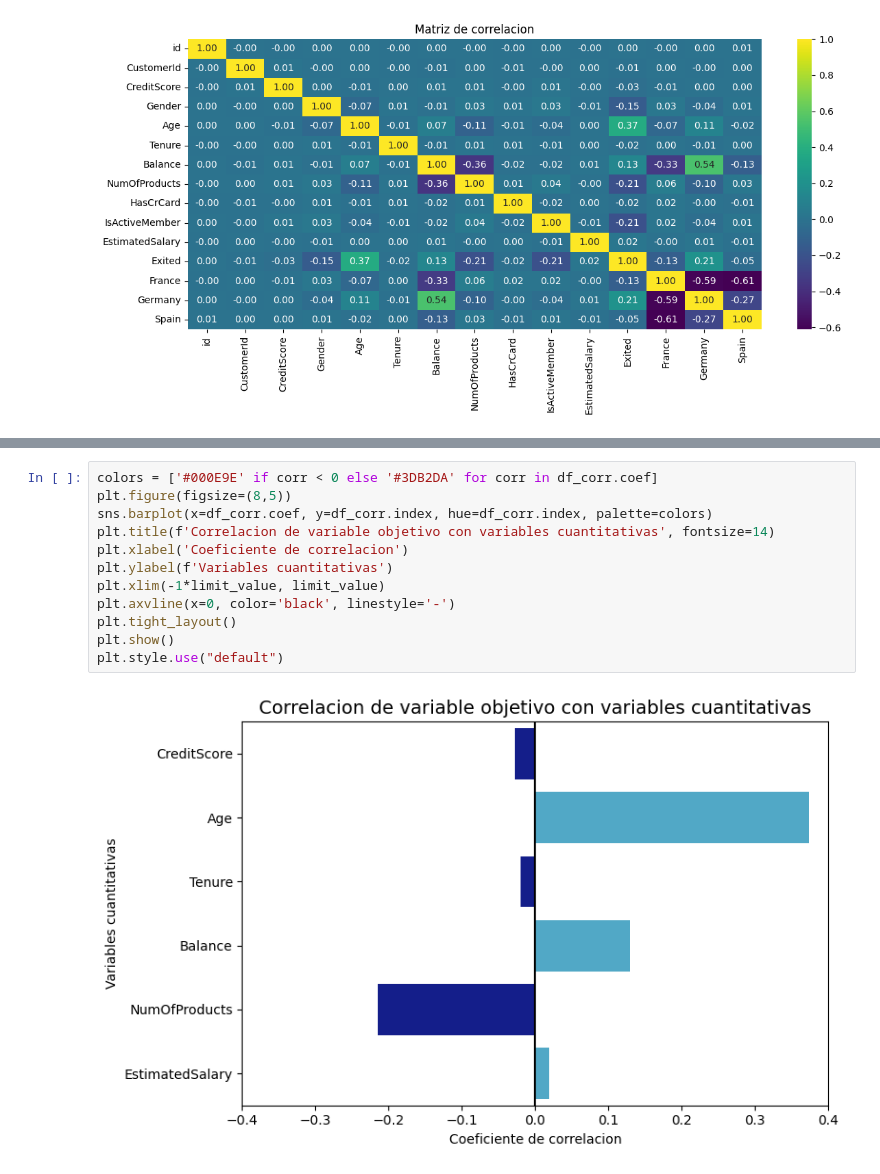
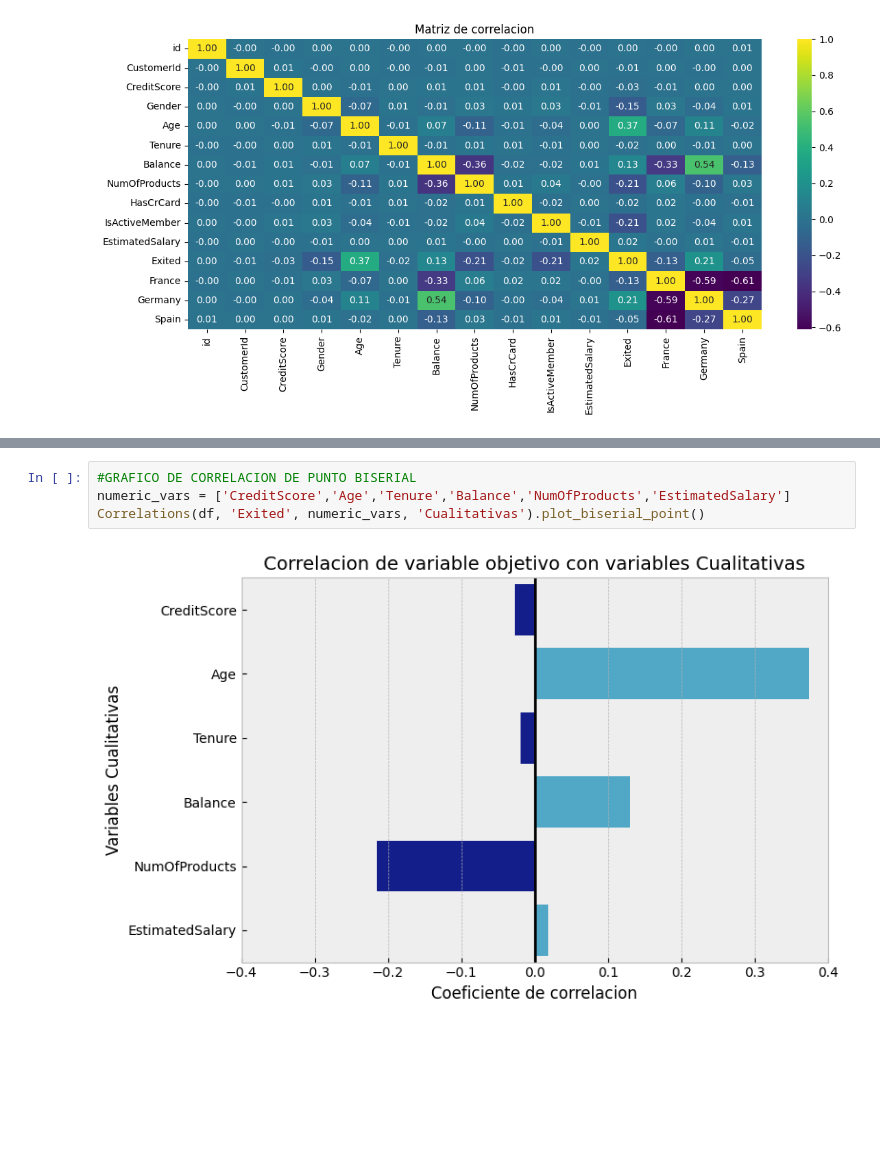
Before and after one commit to arielRas/KaggleCompetition-Coder52295, a Jupyter notebook: Eda.ipynb, the cells around one changed output, grey strips where cells are left out. Cells and saved outputs as stored; diff of their text form; blank space fills up the shorter version.

Commit message:
Se agregan graficos de correlaciones y grafico de distribucion de la variable Age

```diff
--- a/Eda.ipynb
+++ b/Eda.ipynb
@@ -52,14 +36,6 @@ limit_value
-# %%
-colors = ['#000E9E' if corr < 0 else '#3DB2DA' for corr in df_corr.coef]
-plt.figure(figsize=(8,5))
-sns.barplot(x=df_corr.coef, y=df_corr.index, hue=df_corr.index, palette=colors)
-plt.title(f'Correlacion de variable objetivo con variables cuantitativas', fontsize=14)
-plt.xlabel('Coeficiente de correlacion')
-plt.ylabel(f'Variables cuantitativas')
-plt.xlim(-1*limit_value, limit_value)
-plt.axvline(x=0, color='black', linestyle='-')
-plt.tight_layout()
-plt.show()
-plt.style.use("default")
-# %% [output]
-[figure, removed]
+# %%
+#GRAFICO DE CORRELACION DE PUNTO BISERIAL
+numeric_vars = ['CreditScore','Age','Tenure','Balance','NumOfProducts','EstimatedSalary']
+Correlations(df, 'Exited', numeric_vars, 'Cualitativas').plot_biserial_point()
+# %% [output]
+[figure, added]
```
Also changed, not shown: parts of 8 cells of this notebook, 1 other file.
